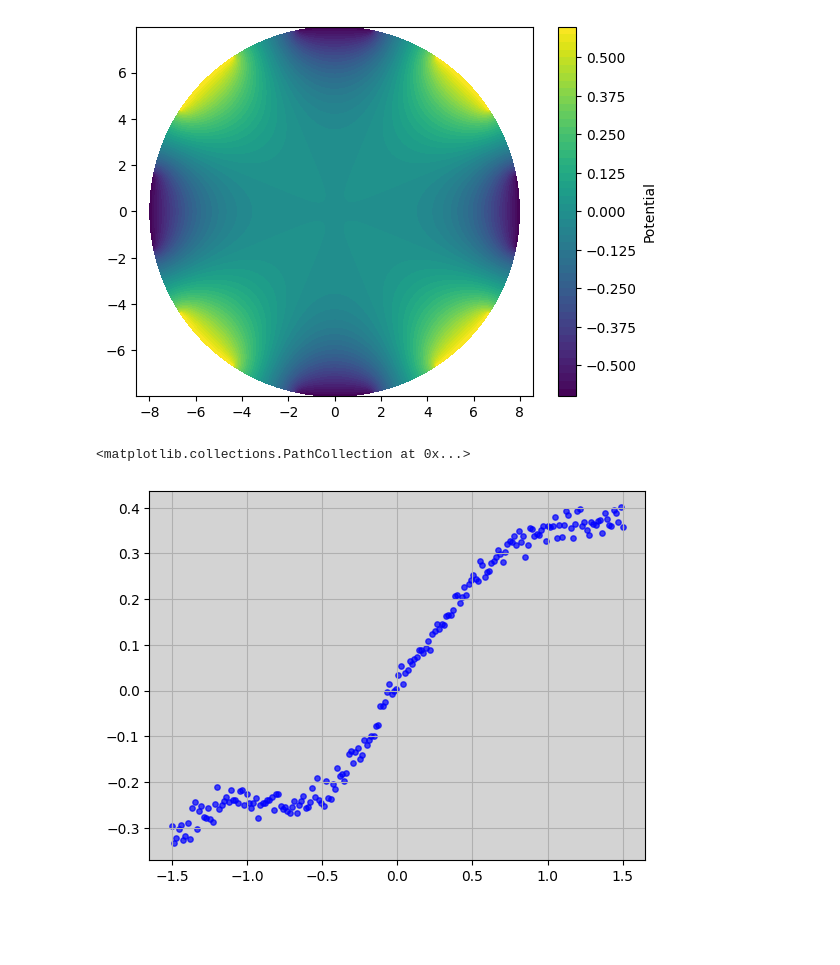
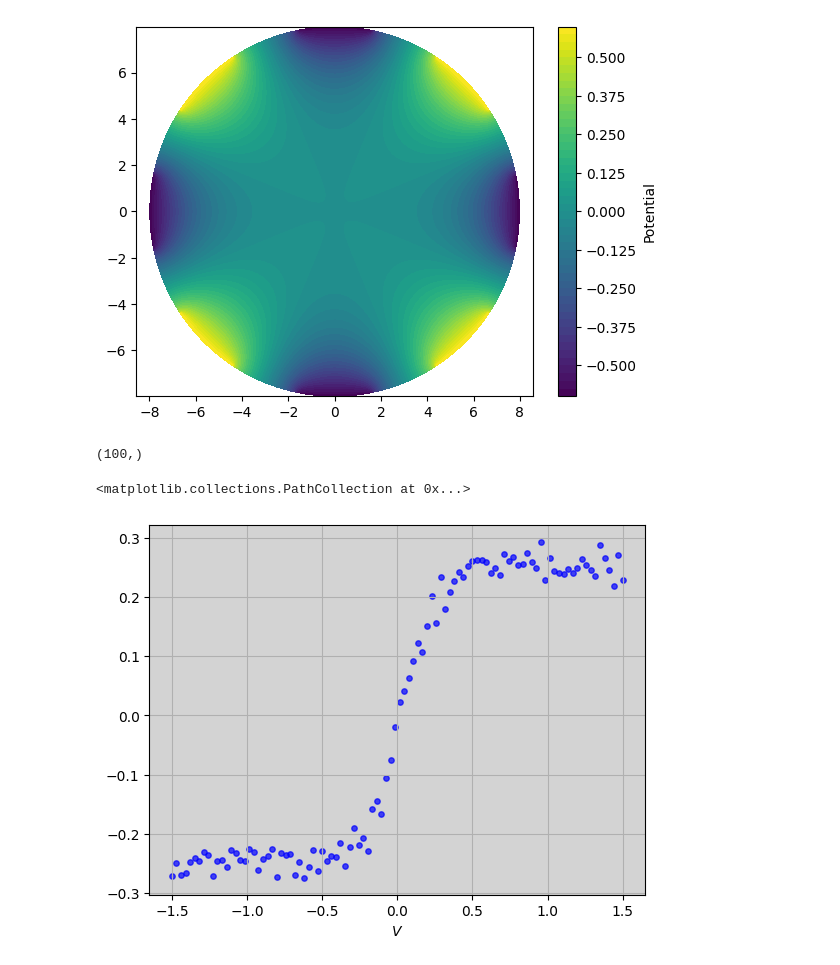
Before and after one commit to jwass1997/KMC_V1.1, a Jupyter notebook: test.ipynb, the cells around one changed output. Saved outputs shown, nothing was run; the diff lists cells and outputs as text; code cells hidden in the pictures; blank space fills up the shorter version.

```diff
--- a/test.ipynb
+++ b/test.ipynb
@@ -11,16 +48,18 @@ plt.show()
 # %% [output]
 [figure]
 # %%
-data = np.genfromtxt("current_save.csv")
+data = np.genfromtxt("iv_curve.csv", delimiter=",")
+print(data.shape)
 
 vs = np.linspace(-1.5, 1.5, len(data))
 
 fig, ax = plt.subplots()
 
 ax.set_facecolor("lightgrey")
 ax.grid(True)
 ax.set_xlabel("$V$")
 ax.scatter(vs, data, s=15, alpha=.7, color="blue")
 # %% [output]
-<matplotlib.collections.PathCollection at 0x...>
+(100,)
+<matplotlib.collections.PathCollection at 0x...>
-[figure, old version]
+[figure, new version]
```
Also changed, not shown: parts of 1 cell of this notebook, 10 other files.
